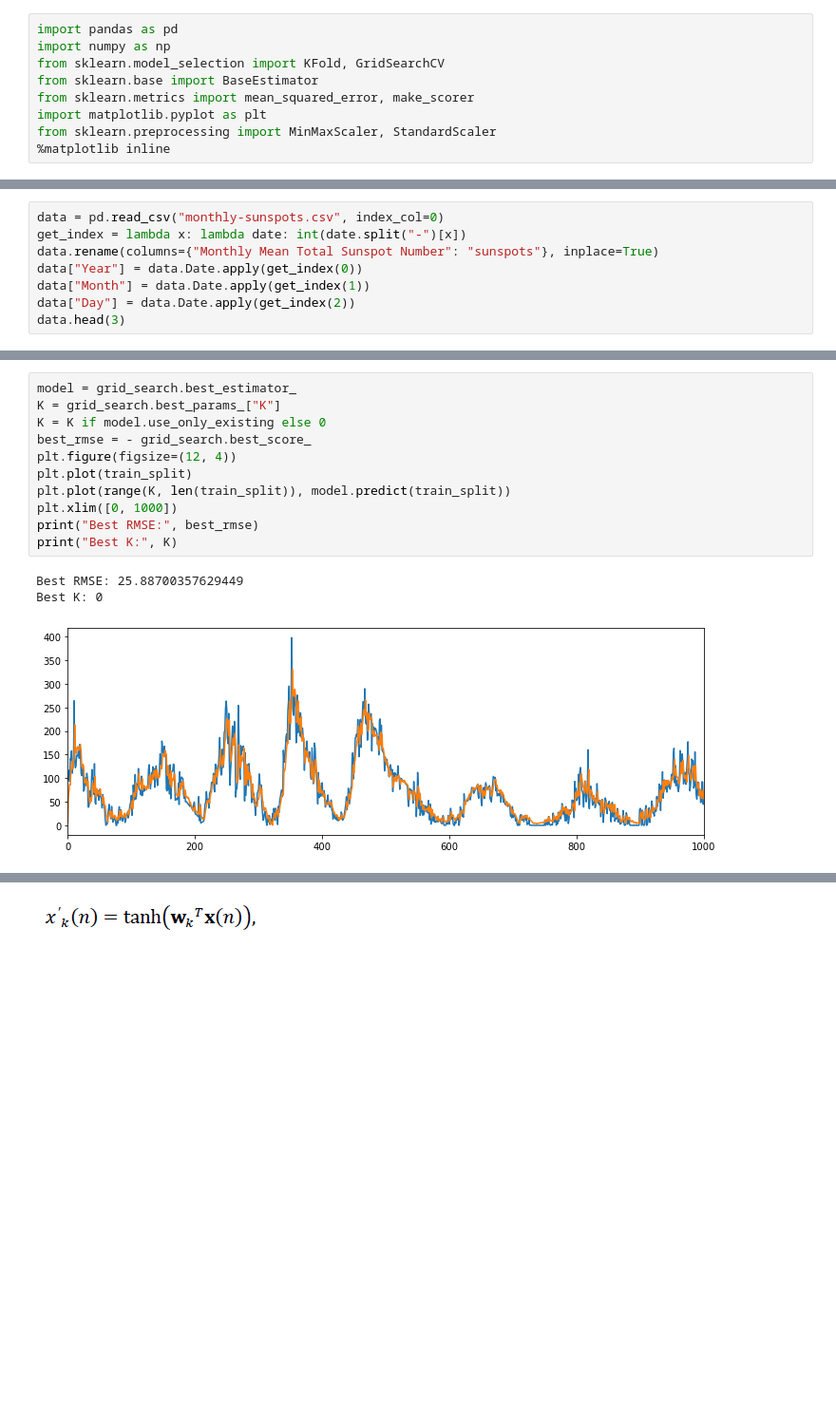
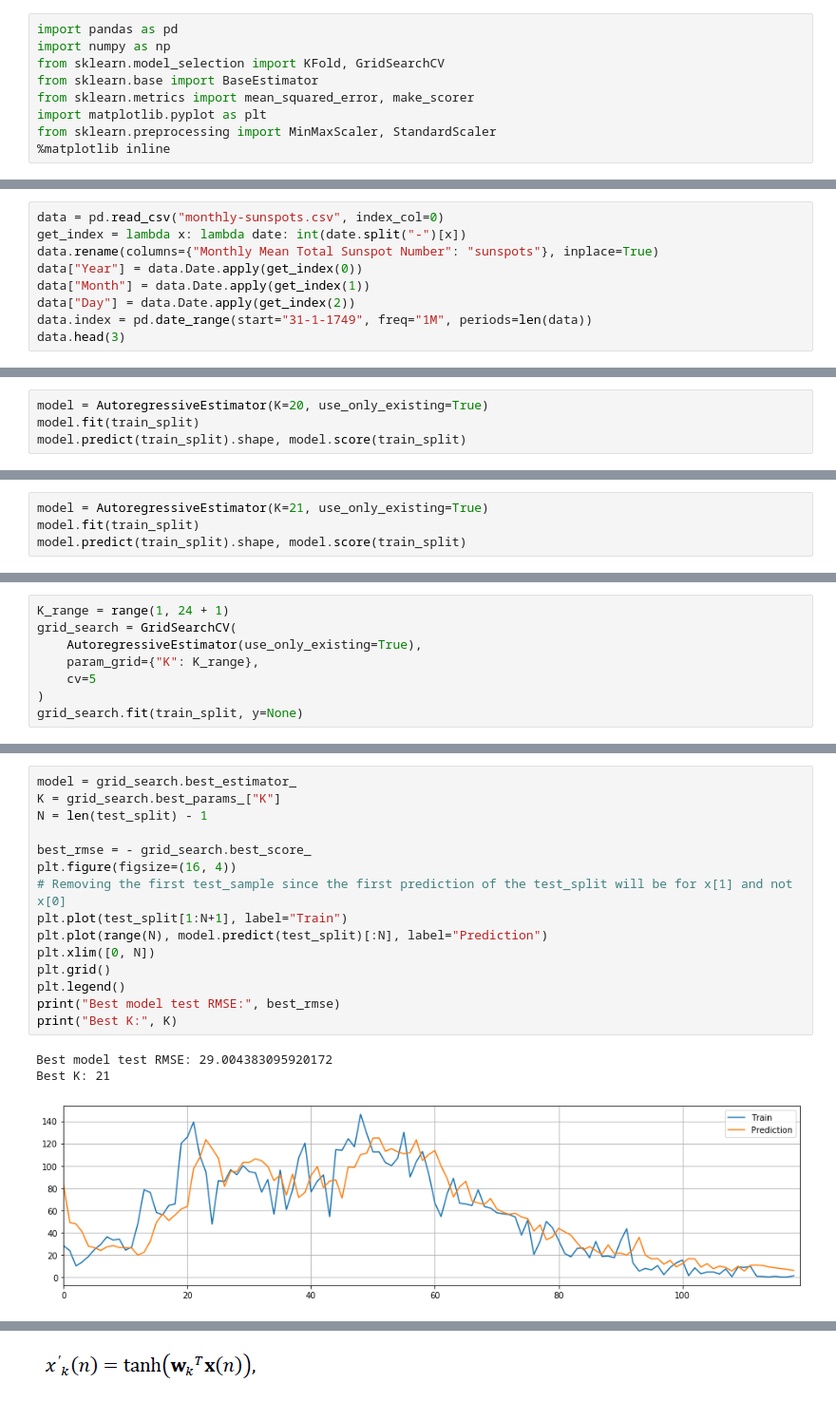
Before and after one commit to Kotzly/IA048_2s2020, a Jupyter notebook: Ex 1/Ex 1.ipynb, the cells around one changed output, grey strips where cells are left out. Shown at 95% size. Drawn from its saved outputs; the diff is of its cells as text; blank space fills up the shorter version.

```diff
--- a/Ex 1/Ex 1.ipynb
+++ b/Ex 1/Ex 1.ipynb
@@ -14,6 +93,7 @@ data.rename(columns={"Monthly Mean Total Sunspot Number": "sunspots"}, inplace=T
 data["Year"] = data.Date.apply(get_index(0))
 data["Month"] = data.Date.apply(get_index(1))
 data["Day"] = data.Date.apply(get_index(2))
+data.index = pd.date_range(start="31-1-1749", freq="1M", periods=len(data))
 data.head(3)
 # %% [output]
 |  | Date | sunspots | Year | Month | Day |
@@ -120,0 +208,4 @@ GridSearchCV(cv=5, error_score=nan, estimator=AutoregressiveEstimator(K=1),
+# %%
+model = AutoregressiveEstimator(K=20, use_only_existing=True)
+model.fit(train_split)
+model.predict(train_split).shape, model.score(train_split)
@@ -120,0 +253,4 @@ GridSearchCV(cv=5, error_score=nan, estimator=AutoregressiveEstimator(K=1),
+# %%
+model = AutoregressiveEstimator(K=21, use_only_existing=True)
+model.fit(train_split)
+model.predict(train_split).shape, model.score(train_split)
@@ -120,0 +259,8 @@ GridSearchCV(cv=5, error_score=nan, estimator=AutoregressiveEstimator(K=1),
+# %%
+K_range = range(1, 24 + 1)
+grid_search = GridSearchCV(
+    AutoregressiveEstimator(use_only_existing=True),
+    param_grid={"K": K_range},
+    cv=5
+)
+grid_search.fit(train_split, y=None)
@@ -121,15 +283,19 @@ GridSearchCV(cv=5, error_score=nan, estimator=AutoregressiveEstimator(K=1),
 # %%
 model = grid_search.best_estimator_
 K = grid_search.best_params_["K"]
-K = K if model.use_only_existing else 0
+N = len(test_split) - 1
+
 best_rmse = - grid_search.best_score_
-plt.figure(figsize=(12, 4))
-plt.plot(train_split)
-plt.plot(range(K, len(train_split)), model.predict(train_split))
-plt.xlim([0, 1000])
-print("Best RMSE:", best_rmse)
+plt.figure(figsize=(16, 4))
+# Removing the first test_sample since the first prediction of the test_split will be for x[1] and not x[0]
+plt.plot(test_split[1:N+1], label="Train")
+plt.plot(range(N), model.predict(test_split)[:N], label="Prediction")
+plt.xlim([0, N])
+plt.grid()
+plt.legend()
+print("Best model test RMSE:", best_rmse)
 print("Best K:", K)
 # %% [output]
-Best RMSE: 25.88700357629449
-Best K: 0
+Best model test RMSE: 29.004383095920172
+Best K: 21
-[figure, old version]
+[figure, new version]
```
Also changed, not shown: parts of 37 cells of this notebook.
